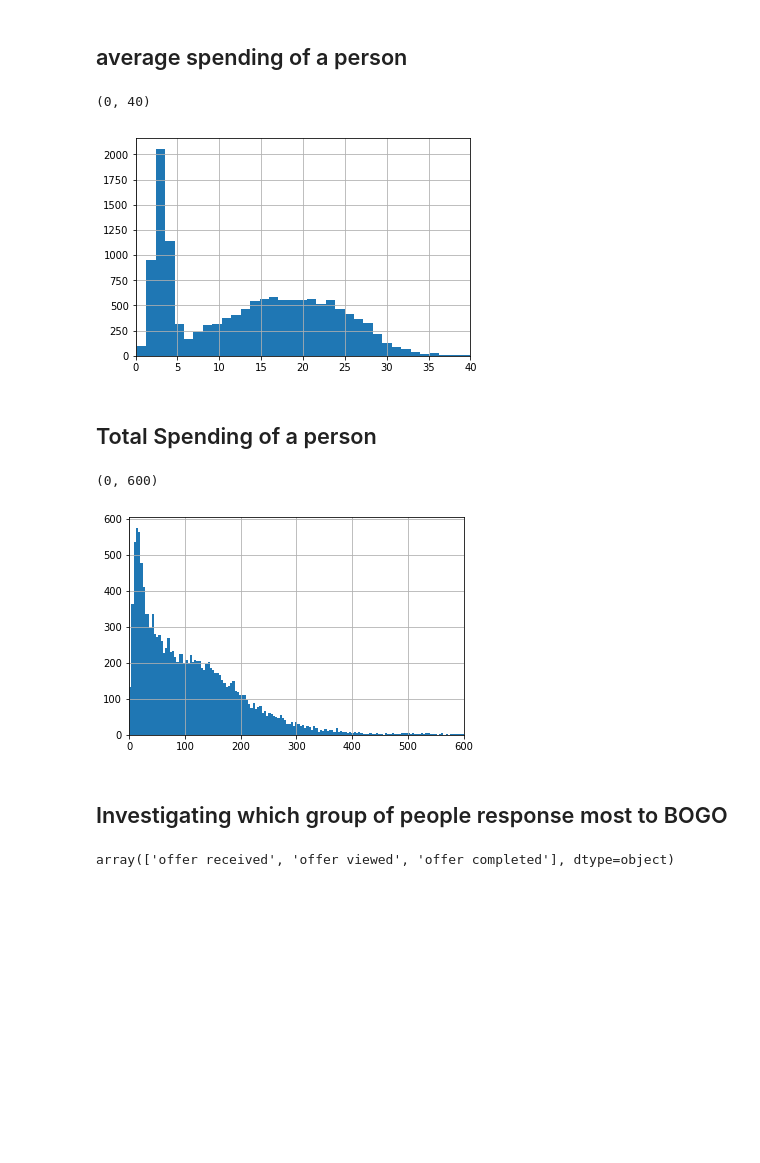
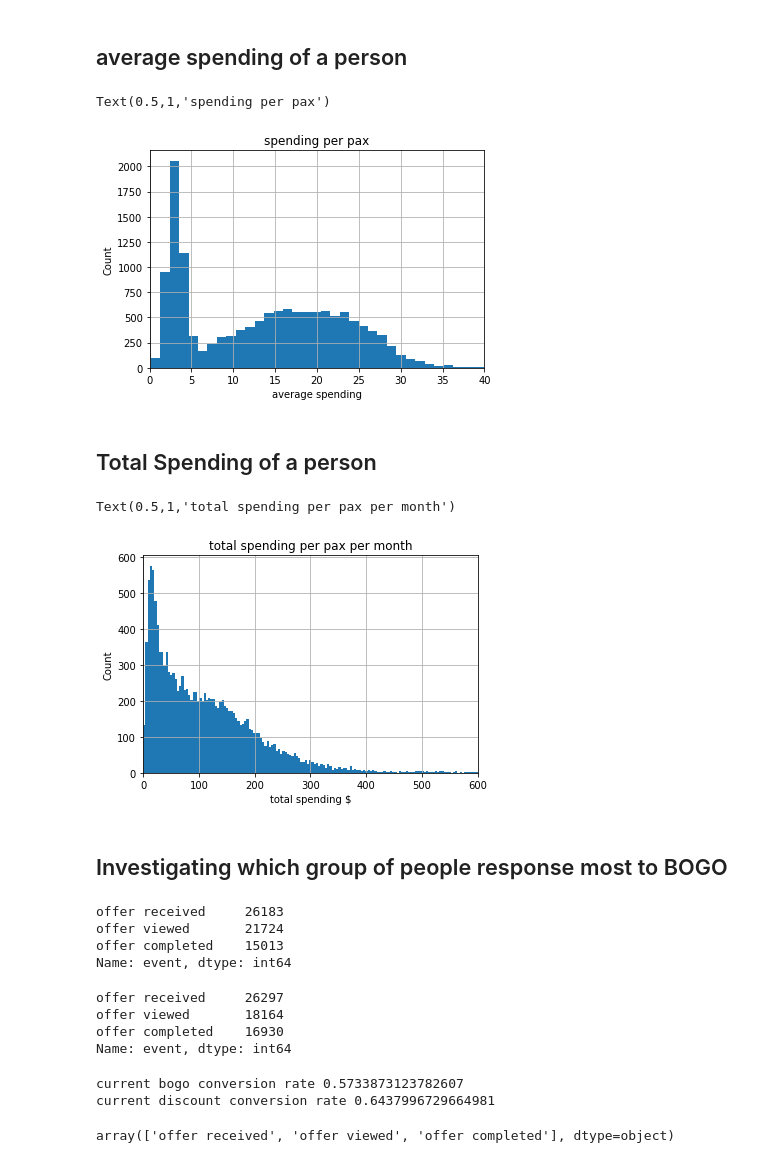
Before and after one commit to weihong15/starbucks_capstone_project, a Jupyter notebook: Starbucks_Capstone_notebook.ipynb, the cells around one changed output. Saved outputs shown, nothing was run; the diff lists cells and outputs as text; code cells hidden in the pictures; blank space fills up the shorter version.

```diff
--- a/Starbucks_Capstone_notebook.ipynb
+++ b/Starbucks_Capstone_notebook.ipynb
@@ -525,21 +533,47 @@ transaction_df.tail()
 # %%
 transaction_df.groupby("person")['amount'].mean().hist(bins =400)
 ax = plt.gca()
 ax.set_xlim(0,40)
+plt.xlabel('average spending')
+plt.ylabel('Count')
+plt.title('spending per pax')
 # %% [output]
-(0, 40)
+Text(0.5,1,'spending per pax')
-[figure, old version]
+[figure, new version]
 # %% [markdown]
 ## Total Spending of a person
 # %%
 transaction_df.groupby("person")['amount'].sum().hist(bins =400)
 ax = plt.gca()
 ax.set_xlim(0,600)
+plt.xlabel('total spending $')
+plt.ylabel('Count')
+plt.title('total spending per pax per month')
 # %% [output]
-(0, 600)
+Text(0.5,1,'total spending per pax per month')
-[figure, old version]
+[figure, new version]
 # %% [markdown]
 ## Investigating which group of people response most to BOGO
+# %%
+df[df.offer_type == 'bogo'].event.value_counts()
+# %% [output]
+offer received     26183
+offer viewed       21724
+offer completed    15013
+Name: event, dtype: int64
+# %%
+df[df.offer_type == 'discount'].event.value_counts()
+# %% [output]
+offer received     26297
+offer viewed       18164
+offer completed    16930
+Name: event, dtype: int64
+# %%
+print('current bogo conversion rate {}'.format(15013/26183))
+print('current discount conversion rate {}'.format(16930/26297))
+# %% [output]
+current bogo conversion rate 0.5733873123782607
+current discount conversion rate 0.6437996729664981
 # %%
 df.reset_index(inplace=True)
 # %%
```
Also changed, not shown: parts of 12 cells of this notebook, 1 other file.
